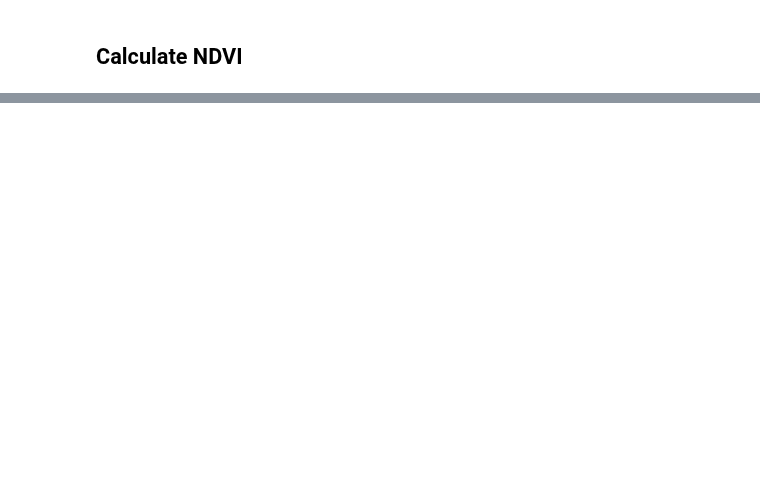
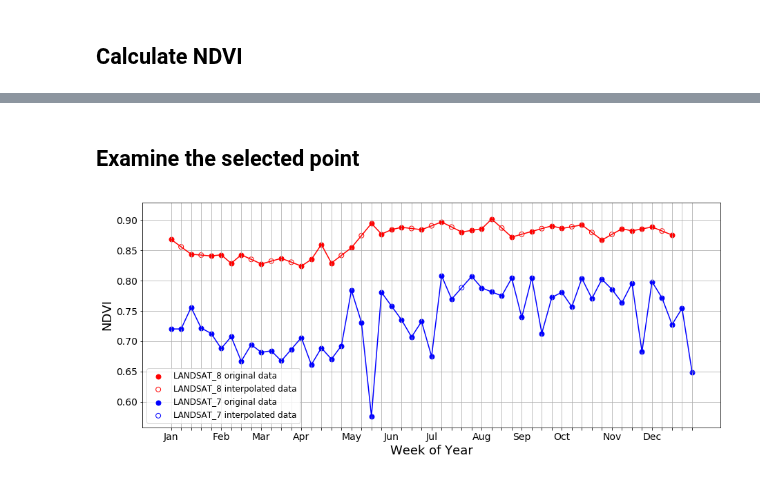
Before and after one commit to ceos-seo/data_cube_notebooks, a Jupyter notebook: NDVI_Phenology.ipynb, the cells around one changed output, grey strips where cells are left out. Drawn from its saved outputs; the diff is of its cells as text; code cells hidden in the pictures; blank space fills up the shorter version.

```diff
--- a/NDVI_Phenology.ipynb
+++ b/NDVI_Phenology.ipynb
@@ -334,0 +438,56 @@ else: # Simple time series plot for a single pixel analysis.
+# %% [markdown]
+## <a id="point_analysis">Examine the selected point</a>
+# %%
+import utils.data_cube_utilities.plotter_utils as plotter
+import importlib
+importlib.reload(plotter)
+
+# Simple time series plot for a single pixel analysis.
+plt.figure(figsize=(15,6))
+for i, platform in enumerate(comp_vals_arrs_dict.keys()):
+    data_arr = comp_vals_arrs_dict[platform].comp_vals
+
+    # Mean of computed values across time.
+    data = data_arr.groupby('time.weekofyear').mean()
+
+    # Add NaNs for weeks with no acquisitions.
+    acquisition_week_nums = data.weekofyear.values
+    num_weeks_per_year = 53
+    resized_data = np.empty(num_weeks_per_year, dtype=np.float16)
+    possible_week_nums = np.arange(1,num_weeks_per_year+1)
+    missing_week_nums = np.setdiff1d(possible_week_nums, acquisition_week_nums)
+    resized_data[acquisition_week_nums-1] = data.values
+    resized_data[missing_week_nums-1] = np.nan
+    # Create new DataArray for resized data.
+    resized_data = xr.DataArray(resized_data, coords=[possible_week_nums], dims=['weekofyear'])
+
+    # Linearly interpolate over missing values.
+    resized_data = plotter.impute_missing_data_1D(resized_data)
+
+    # Plot the original points, interpolating points, and connecting line.
+    colors = ['red', 'blue']
+    markersize = 48
+    # solid circles for non-imputed values
+    plt.scatter(possible_week_nums[acquisition_week_nums-1],
+                resized_data[acquisition_week_nums-1],
+                label=platform + " original data",
+                marker='o', color=colors[i], s=markersize)
+    # hollow circles for imputed values
+    plt.scatter(possible_week_nums[missing_week_nums-1],
+                resized_data[missing_week_nums-1],
+                label=platform + " interpolated data",
+                facecolors='none', edgecolor=colors[i],
+                s=markersize)
+    plt.plot(possible_week_nums, resized_data, color=colors[i])
+tick_label_fontsize = 14
+plt.xticks(possible_week_nums, naive_months_ticks_by_week(),
+           fontsize=tick_label_fontsize)
+plt.yticks(fontsize=tick_label_fontsize)
+axis_label_fontsize = 18
+plt.xlabel('Week of Year', fontsize=axis_label_fontsize)
+plt.ylabel('NDVI', fontsize=axis_label_fontsize)
+plt.legend(loc='best', fontsize=12)
+plt.grid()
+plt.show()
+# %% [output]
+[figure, added]
```
Also changed, not shown: parts of 30 cells of this notebook.
